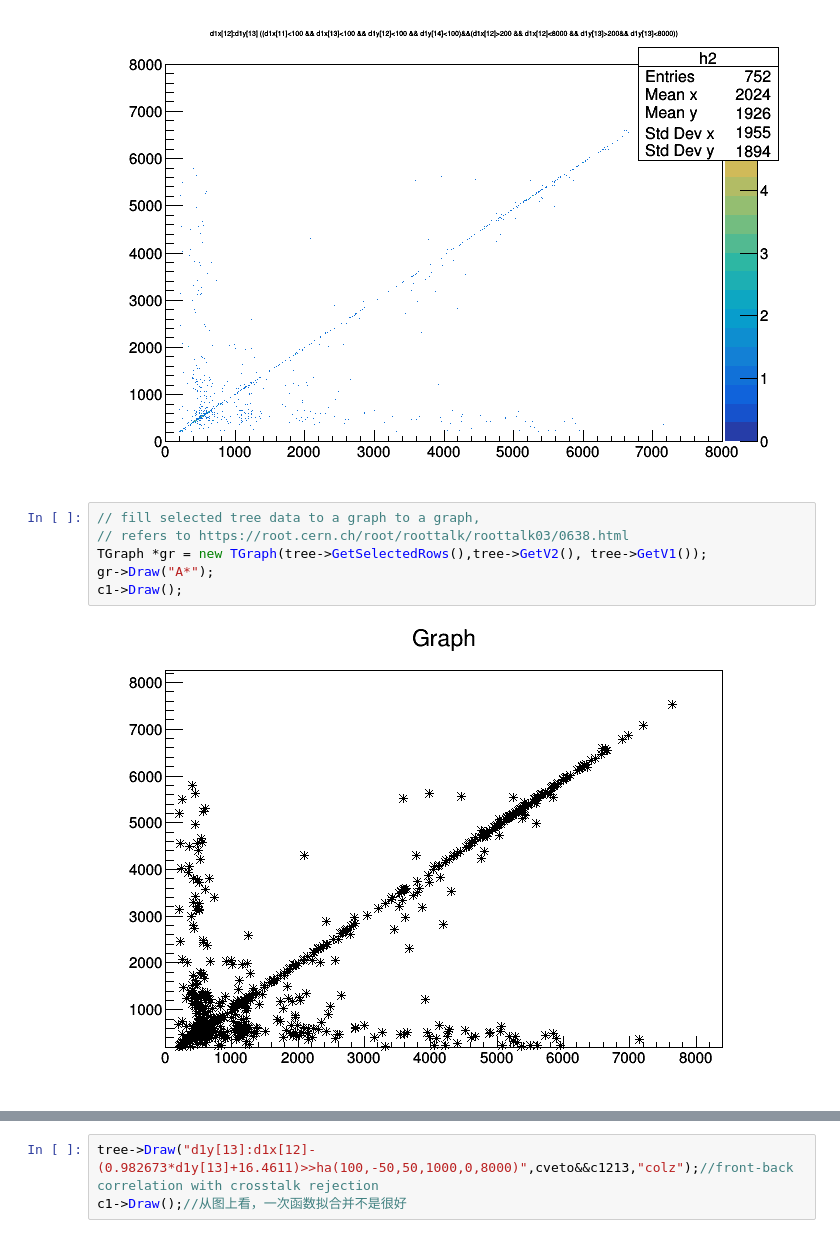
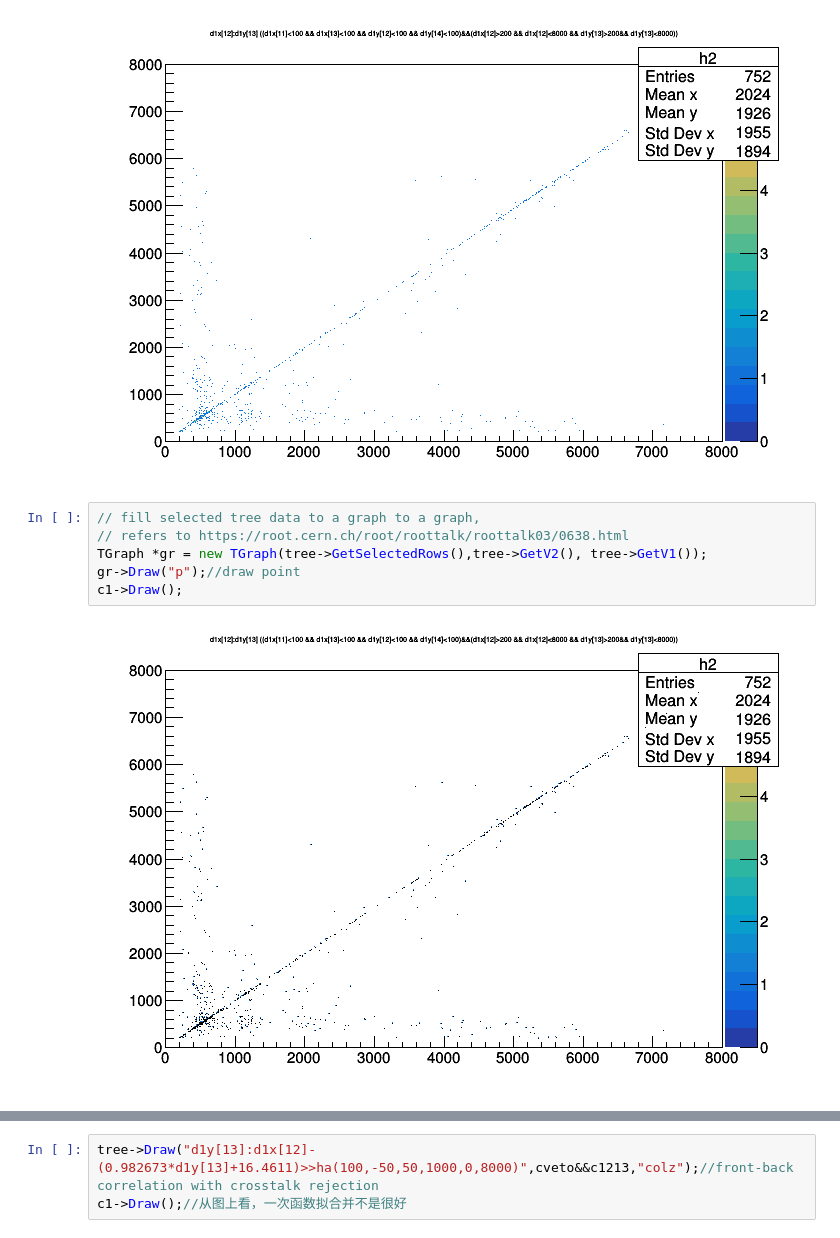
Before and after one commit to pkuNucExp/Data-Analysis-Course, a Jupyter notebook: chapt2/DSSD/front-back/dssd front-back.ipynb, the cells around one changed output, grey strips where cells are left out. Cells and saved outputs as stored; diff of their text form.

```diff
--- a/chapt2/DSSD/front-back/dssd front-back.ipynb
+++ b/chapt2/DSSD/front-back/dssd front-back.ipynb
@@ -94,10 +105,10 @@ c1->Draw();
 # %%
 // fill selected tree data to a graph to a graph,
 // refers to https://root.cern.ch/root/roottalk/roottalk03/0638.html
 TGraph *gr = new TGraph(tree->GetSelectedRows(),tree->GetV2(), tree->GetV1());
-gr->Draw("A*");
+gr->Draw("p");//draw point
 c1->Draw();
 # %% [output]
-[figure, old version]
+[figure, new version]
 # %%
 TF1 *fp1= new TF1("fp1","pol1",200,8000);
```
Also changed, not shown: parts of 9 cells of this notebook, 1 other file.
